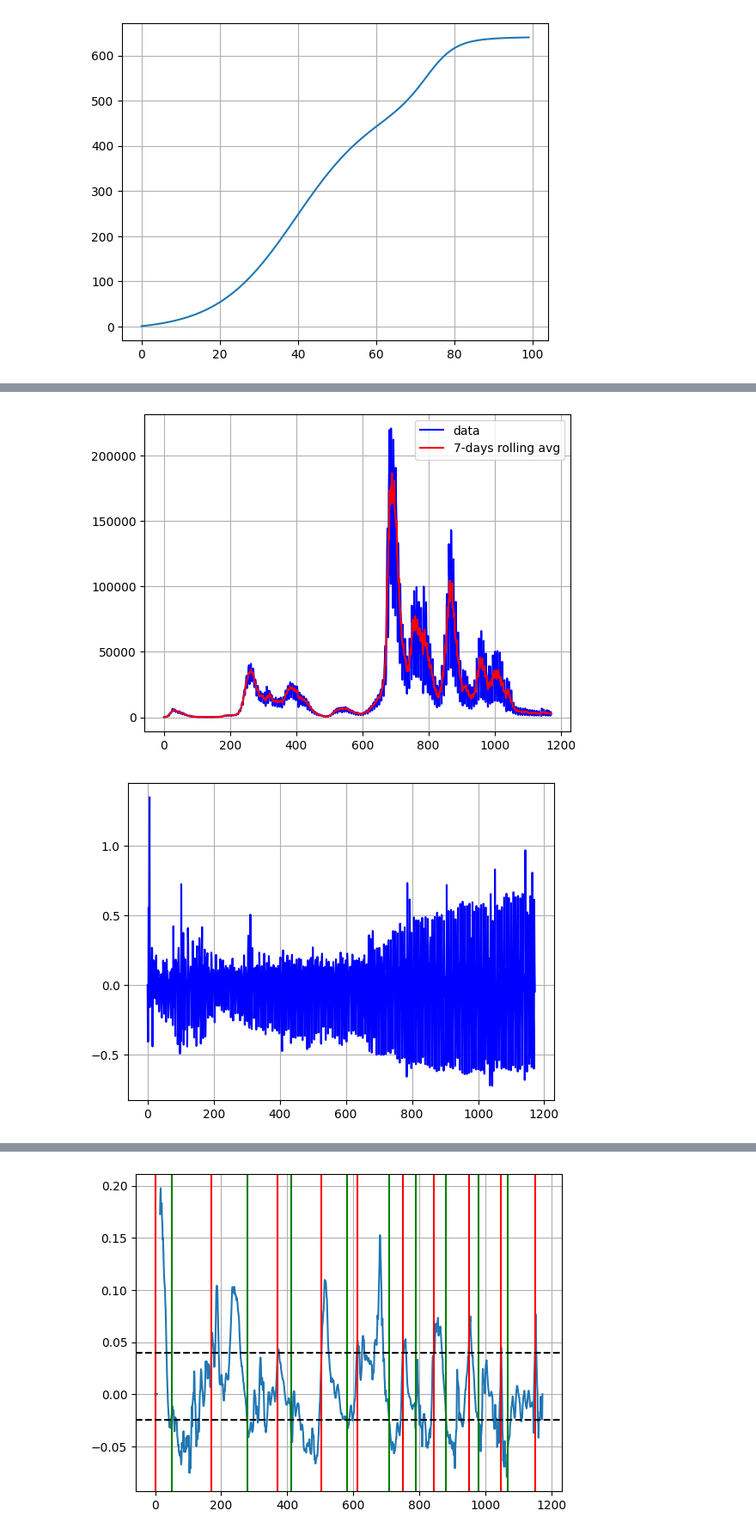
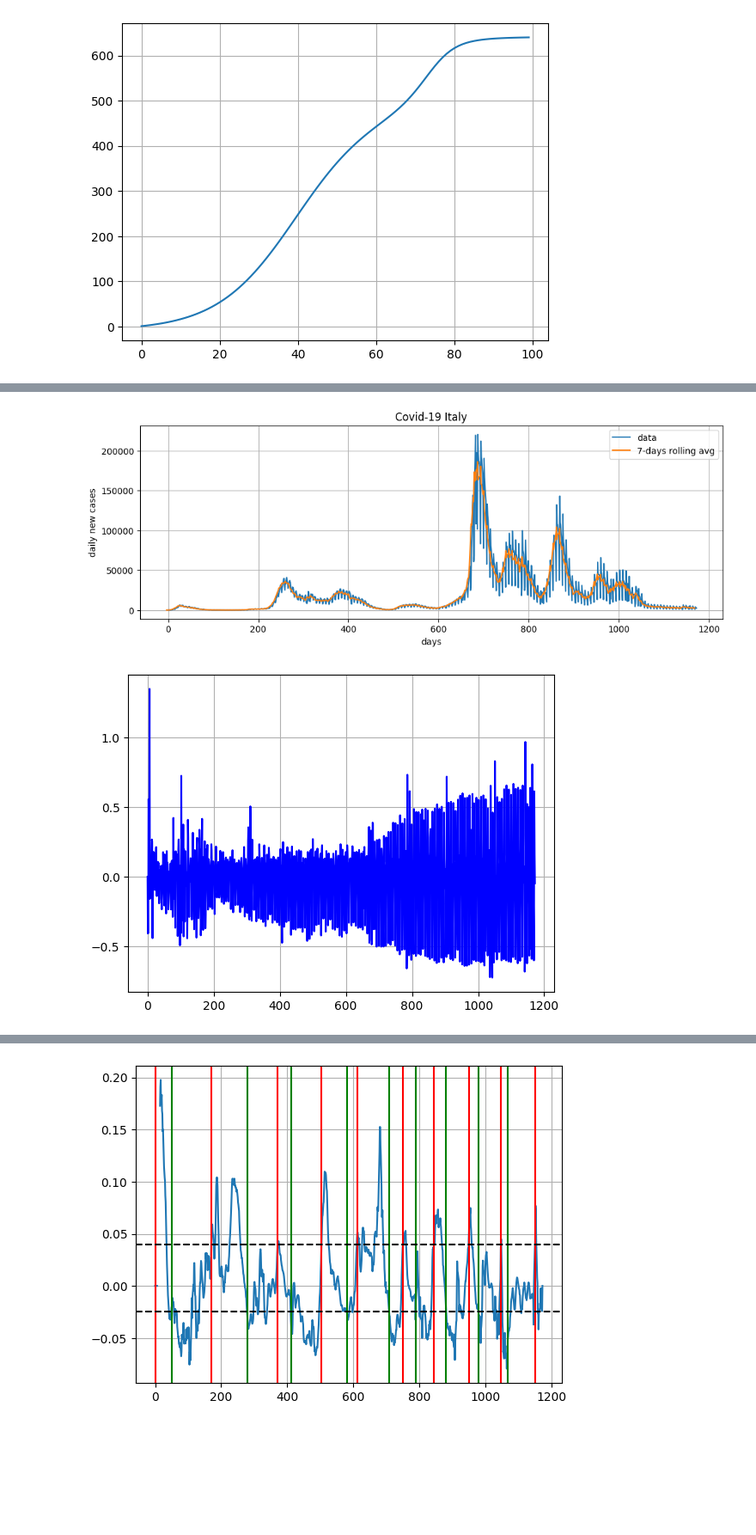
Before and after one commit to Adrianominora/Wave, a Jupyter notebook: script/Loglet.ipynb, the cells around one changed output, grey strips where cells are left out. Shown: that part at 86% size. Drawn from its saved outputs; the diff is of its cells as text; code cells hidden in the pictures; blank space fills up the shorter version.

```diff
--- a/script/Loglet.ipynb
+++ b/script/Loglet.ipynb
@@ -82,6 +82,8 @@ plt.grid(True)
 # Import data
 national_data=pd.read_csv('..\data\dati-andamento-nazionale\dpc-covid19-ita-andamento-nazionale.csv')
 new_pos=national_data['nuovi_positivi'].values
+
+from matplotlib import ticker
 
 # Richard bell curve
 K = 3500000
@@ -89,15 +91,18 @@ r = 0.1
 tm = 1
 nu = 0.05
 
-T= 1173
-t= np.arange(0,T)
+t0 = 750
+T= 800
+t= np.arange(t0,T)
 y= r*K*np.exp(-r*(t-tm))/((1+np.exp(-r*(t-tm)))**(1/nu)*(1+np.exp(-r*(t-tm))))
 
 plt.figure(figsize=(12,4))
-plt.plot(new_pos[0:T])
+plt.plot(t, new_pos[t0:T])
 #plt.plot(y)
 plt.grid(True)
 plt.xlabel('days')
 plt.ylabel('daily new cases')
 plt.title('Covid-19 Italy')
+ax = plt.gca()
+ax.xaxis.set_major_locator(ticker.MultipleLocator(7))
 # %% [output]
@@ -154,47 +157,50 @@ for i in range(7):
     # params.add(f"T", 1, min=data.shape[0]/2, max=5*data.shape[0])
     # params.add(f"c", 1, min=-1, max=1)
     params.add(f"m", 10, min=-1, max=1)
     params.add(f"q", 1, min=-1, max=1)
     result = fmodel.fit(data, params, t=ttt, max_nfev=1000)
     fit_data = line(ttt, result.params['m'].value, result.params['q'].value)
     err_fit[i]=fit_data
 
 
-plt.figure()
-plt.plot(tt, new_pos[t0:T], color='b', label='data')
-plt.plot(tt[0:],new_pos_avg[t0:T], color='r', label='7-days rolling avg')
+plt.figure(figsize=(12,4))
+plt.plot(tt, new_pos[t0:T], label='data')
+plt.plot(tt-3.5,new_pos_avg[t0:T], label='7-days rolling avg')
 plt.grid(True)
 plt.legend()
+plt.xlabel('days')
+plt.ylabel('daily new cases')
+plt.title('Covid-19 Italy')
 
 plt.figure()
 plt.plot(tt, (new_pos[t0:T]-new_pos_avg[t0:T])/new_pos_avg[t0:T], color='b')
 plt.grid(True)
 
 colors=['yellow','orange','red','magenta','violet','blue','green']
 legend=['Mon','Tue','Wed','Thu','Fri','Sat','Sun']
 
 # plt.figure()
 # for i in range(new_pos.shape[0]):
 #     plt.scatter(i,(new_pos[i]-new_pos_avg[i])/new_pos_avg[i], color=colors[i%7],marker='.')
 # plt.grid(True)
 # plt.legend(legend, loc='upper left', draggable=True)
 # plt.ylabel('relative residual')
 # plt.title('Differences between data and rolling average')
 
-plt.figure()
-for i in range(7):
-    if i%1==0:
-        # plt.plot(err[i,:],color=colors[i], label=legend[i])
-        # plt.plot(err_fit[i,:],color=colors[i], label=legend[i], linestyle='--')
-        plt.plot(np.mean(err[i,:])*np.ones_like(err[i,:]), label=legend[i], linestyle='--')
-plt.legend()
-plt.grid(True)
+# plt.figure()
+# for i in range(7):
+#     if i%1==0:
+#         # plt.plot(err[i,:],color=colors[i], label=legend[i])
+#         # plt.plot(err_fit[i,:],color=colors[i], label=legend[i], linestyle='--')
+#         plt.plot(np.mean(err[i,:])*np.ones_like(err[i,:]), label=legend[i], linestyle='--')
+# plt.legend()
+# plt.grid(True)
 
-mean_err=np.empty(7)
-for i in range(7):
-    mean_err[i]=np.mean(err[i,:])
+# mean_err=np.empty(7)
+# for i in range(7):
+#     mean_err[i]=np.mean(err[i,:])
 
-np.save('../data/dayly_errors.npy', mean_err)
+# np.save('../data/dayly_errors.npy', mean_err)
 # %% [output]
-[figure, old version]
+[figure, new version]
 [figure]
```
Also changed, not shown: parts of 3 cells of this notebook, 1 other file.
